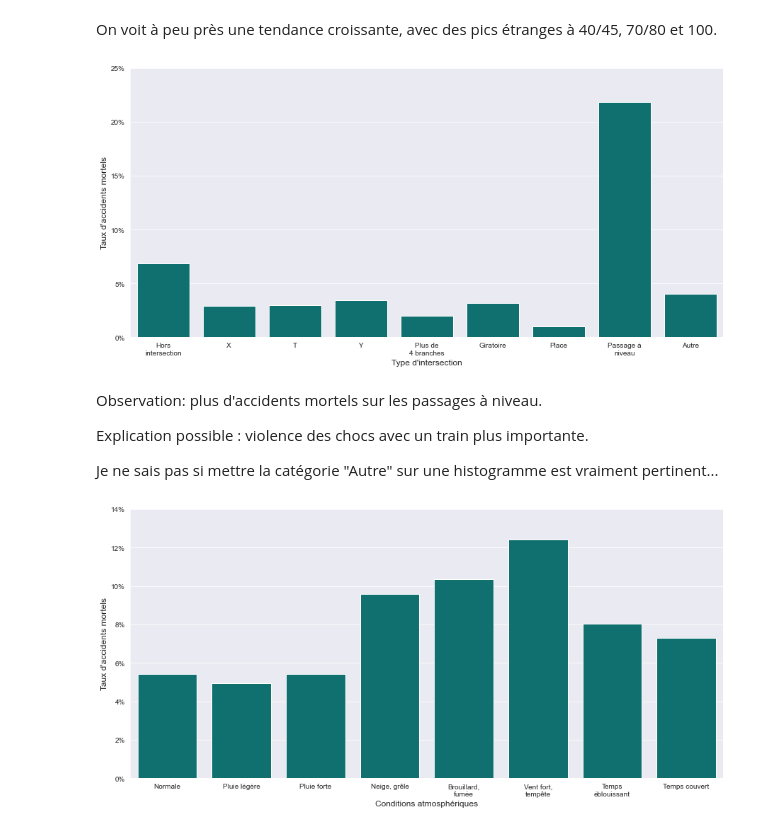
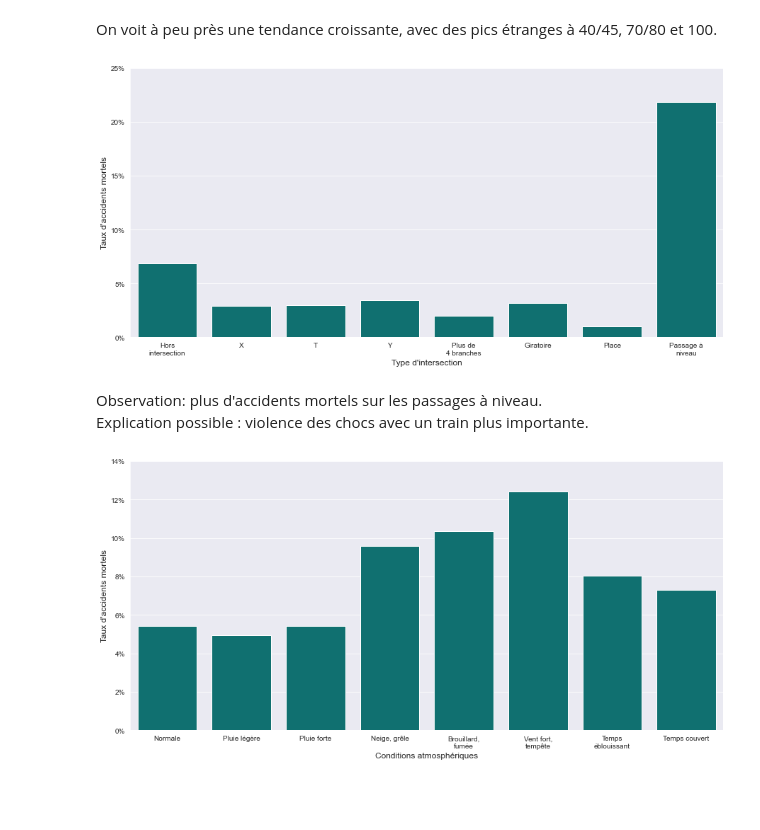
Before and after one commit to erwan-auchere/Projet-Python, a Jupyter notebook: stats-descriptives.ipynb, the cells around one changed output. Cells and saved outputs as stored; diff of their text form; code cells hidden in the pictures; blank space fills up the shorter version.

```diff
--- a/stats-descriptives.ipynb
+++ b/stats-descriptives.ipynb
@@ -6,10 +6,10 @@ import seaborn as sns
 import itertools as it
 import matplotlib.pyplot as plt
 # %%
-caracteristiques = pd.read_csv('https://www.data.gouv.fr/fr/datasets/r/e22ba475-45a3-46ac-a0f7-9ca9ed1e283a', sep=';')
-lieux = pd.read_csv('https://www.data.gouv.fr/fr/datasets/r/2ad65965-36a1-4452-9c08-61a6c874e3e6', sep=';')
-vehicules = pd.read_csv('https://www.data.gouv.fr/fr/datasets/r/780cd335-5048-4bd6-a841-105b44eb2667', sep=';')
-usagers = pd.read_csv('https://www.data.gouv.fr/fr/datasets/r/36b1b7b3-84b4-4901-9163-59ae8a9e3028', sep=';')
+caracteristiques = pd.read_csv('https://www.data.gouv.fr/fr/datasets/r/e22ba475-45a3-46ac-a0f7-9ca9ed1e283a', sep=';').replace(-1, np.nan)
+lieux = pd.read_csv('https://www.data.gouv.fr/fr/datasets/r/2ad65965-36a1-4452-9c08-61a6c874e3e6', sep=';').replace(-1, np.nan)
+vehicules = pd.read_csv('https://www.data.gouv.fr/fr/datasets/r/780cd335-5048-4bd6-a841-105b44eb2667', sep=';').replace(-1, np.nan)
+usagers = pd.read_csv('https://www.data.gouv.fr/fr/datasets/r/36b1b7b3-84b4-4901-9163-59ae8a9e3028', sep=';').replace(-1, np.nan)
 # %% [markdown]
 On ajoute à `caracteristiques` une variable `mortel` qui indique si au moins un des usagers impliqués est décédé.
 
@@ -132,16 +127,13 @@ taux_mortalite('vma', 'Vitesse maximale autorisée', _from=lieux, na_values=na_v
 On voit à peu près une tendance croissante, avec des pics étranges à 40/45, 70/80 et 100.
 # %%
 # Application au type d'intersection
-taux_mortalite('int', "Type d'intersection",
-               xlabels=['Hors\nintersection', 'X', 'T', 'Y', 'Plus de\n4 branches', 'Giratoire', 'Place', 'Passage à\nniveau', 'Autre'])
+taux_mortalite('int', "Type d'intersection", na_values=[9],
+               xlabels=['Hors\nintersection', 'X', 'T', 'Y', 'Plus de\n4 branches', 'Giratoire', 'Place', 'Passage à\nniveau'])
 # %% [output]
-[figure, old version]
+[figure, new version]
 # %% [markdown]
-Observation: plus d'accidents mortels sur les passages à niveau.
-
+Observation: plus d'accidents mortels sur les passages à niveau. <br>
 Explication possible : violence des chocs avec un train plus importante.
-
-Je ne sais pas si mettre la catégorie "Autre" sur une histogramme est vraiment pertinent...
 # %%
 # Application à la variable `atm`
 taux_mortalite('atm', 'Conditions atmosphériques', na_values=[-1,9],
```
Also changed, not shown: parts of 5 cells of this notebook.
